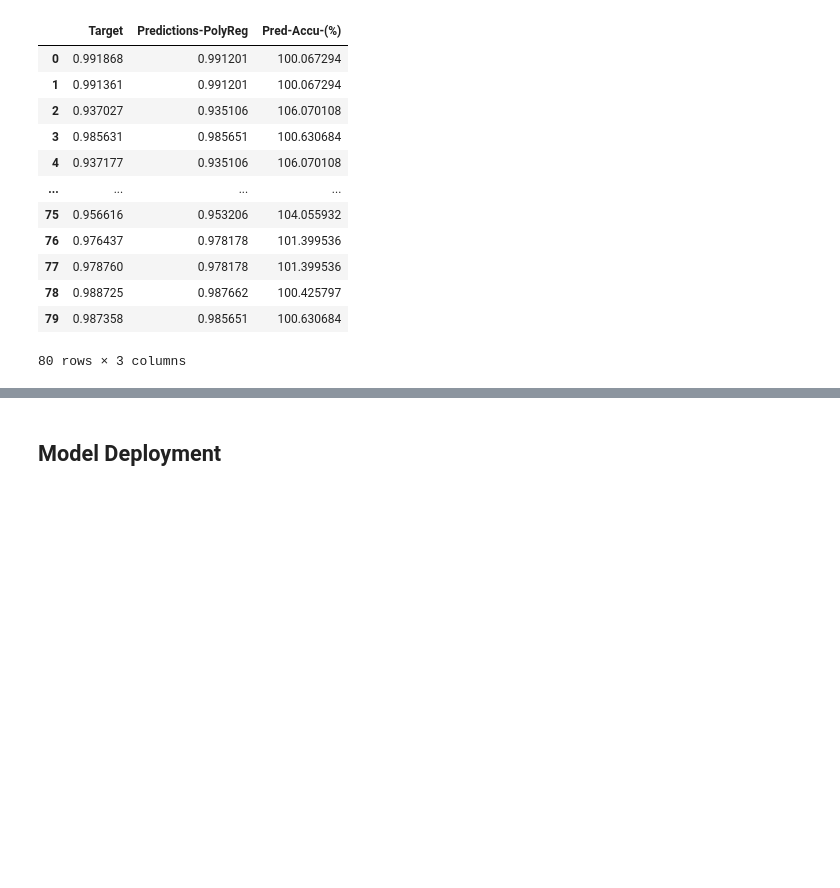
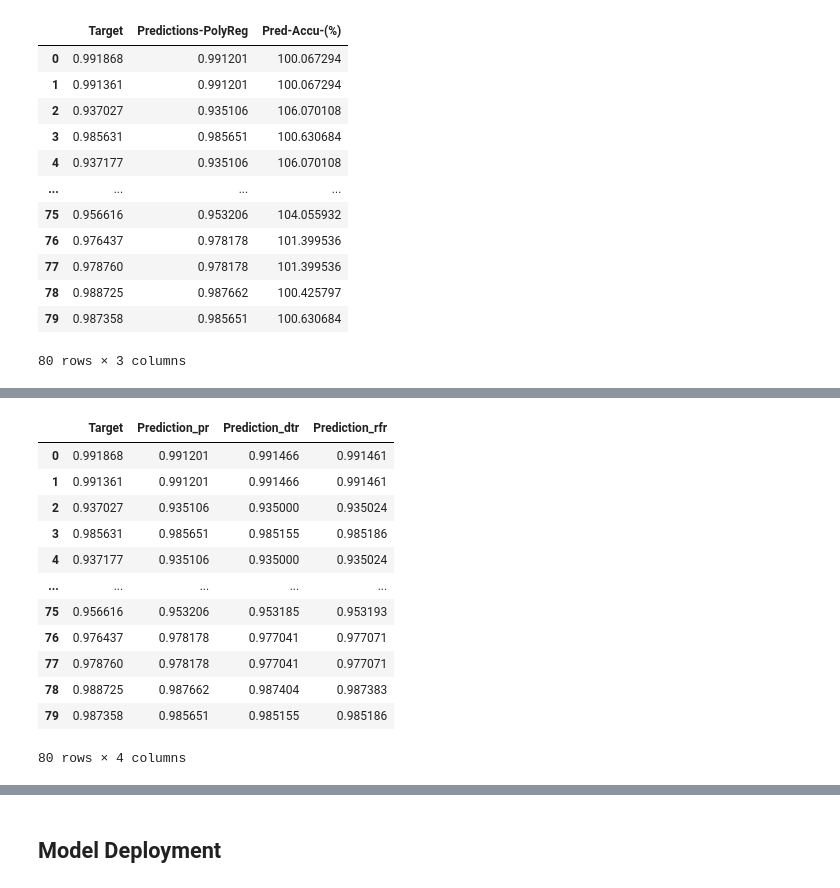
Before and after one commit to nirmalparmarphd/microDSC_error_prediction, a Jupyter notebook: ml_dsc_error_prediction.ipynb, the cells around one changed output, grey strips where cells are left out. Saved outputs shown, nothing was run; the diff lists cells and outputs as text; code cells hidden in the pictures; blank space fills up the shorter version.

```diff
--- a/ml_dsc_error_prediction.ipynb
+++ b/ml_dsc_error_prediction.ipynb
@@ -604 +613,19 @@ Uncertainty of the ANN model: 2.1667 [%]
 Average test prediction precision 97.8333 [%]
+# %%
+result_all = pd.concat([target_test, prediction_polyreg, prediction, prediction_rfr], axis=1, ignore_index=True)
+result_all.columns = ['Target', 'Prediction_pr', 'Prediction_dtr', 'Prediction_rfr']
+result_all
+# %% [output]
+|  | Target | Prediction_pr | Prediction_dtr | Prediction_rfr |
+| 0 | 0.991868 | 0.991201 | 0.991466 | 0.991461 |
+| 1 | 0.991361 | 0.991201 | 0.991466 | 0.991461 |
+| 2 | 0.937027 | 0.935106 | 0.935000 | 0.935024 |
+| 3 | 0.985631 | 0.985651 | 0.985155 | 0.985186 |
+| 4 | 0.937177 | 0.935106 | 0.935000 | 0.935024 |
+| ... | ... | ... | ... | ... |
+| 75 | 0.956616 | 0.953206 | 0.953185 | 0.953193 |
+| 76 | 0.976437 | 0.978178 | 0.977041 | 0.977071 |
+| 77 | 0.978760 | 0.978178 | 0.977041 | 0.977071 |
+| 78 | 0.988725 | 0.987662 | 0.987404 | 0.987383 |
+| 79 | 0.987358 | 0.985651 | 0.985155 | 0.985186 |
+80 rows × 4 columns
```
Also changed, not shown: parts of 17 cells of this notebook, 5 other files.
